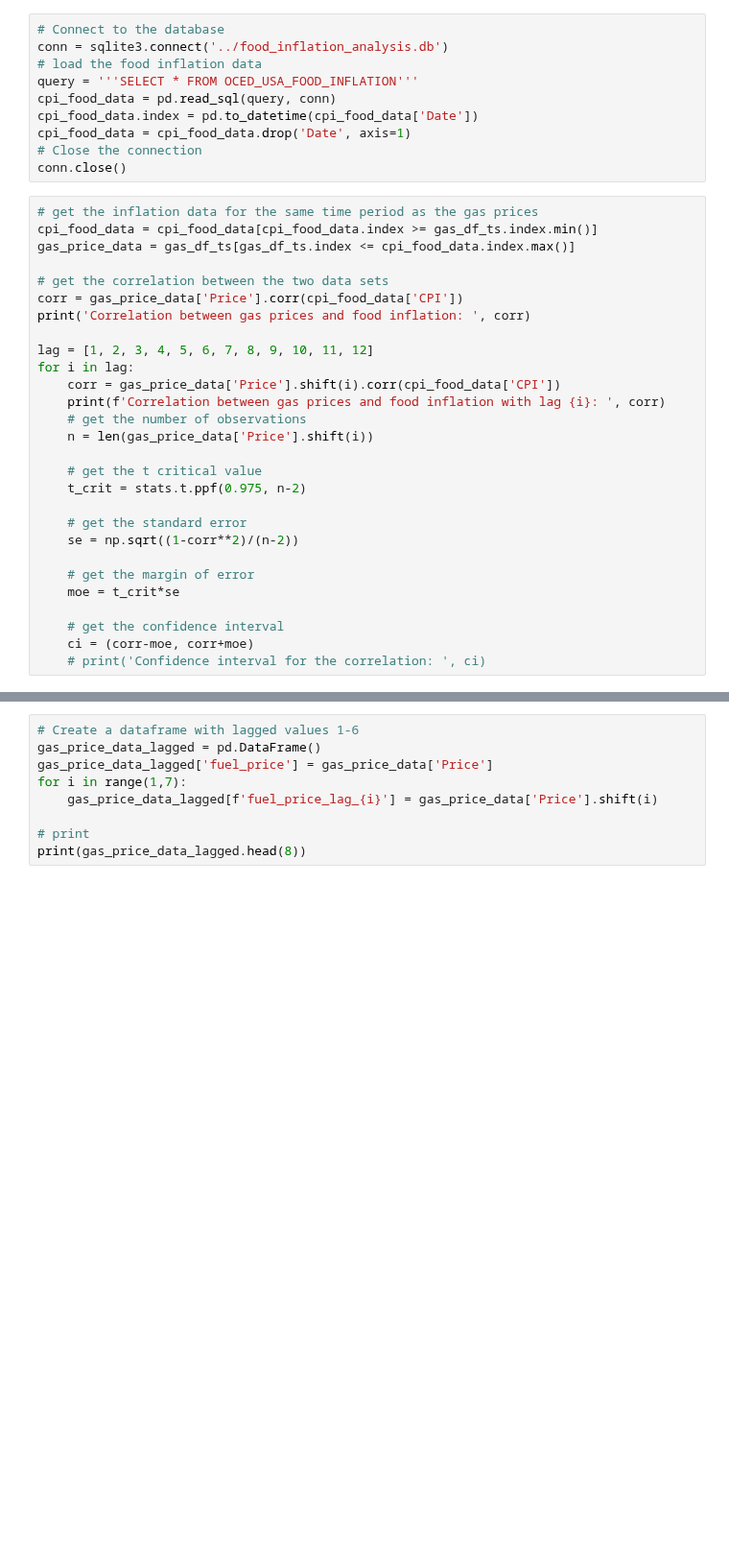
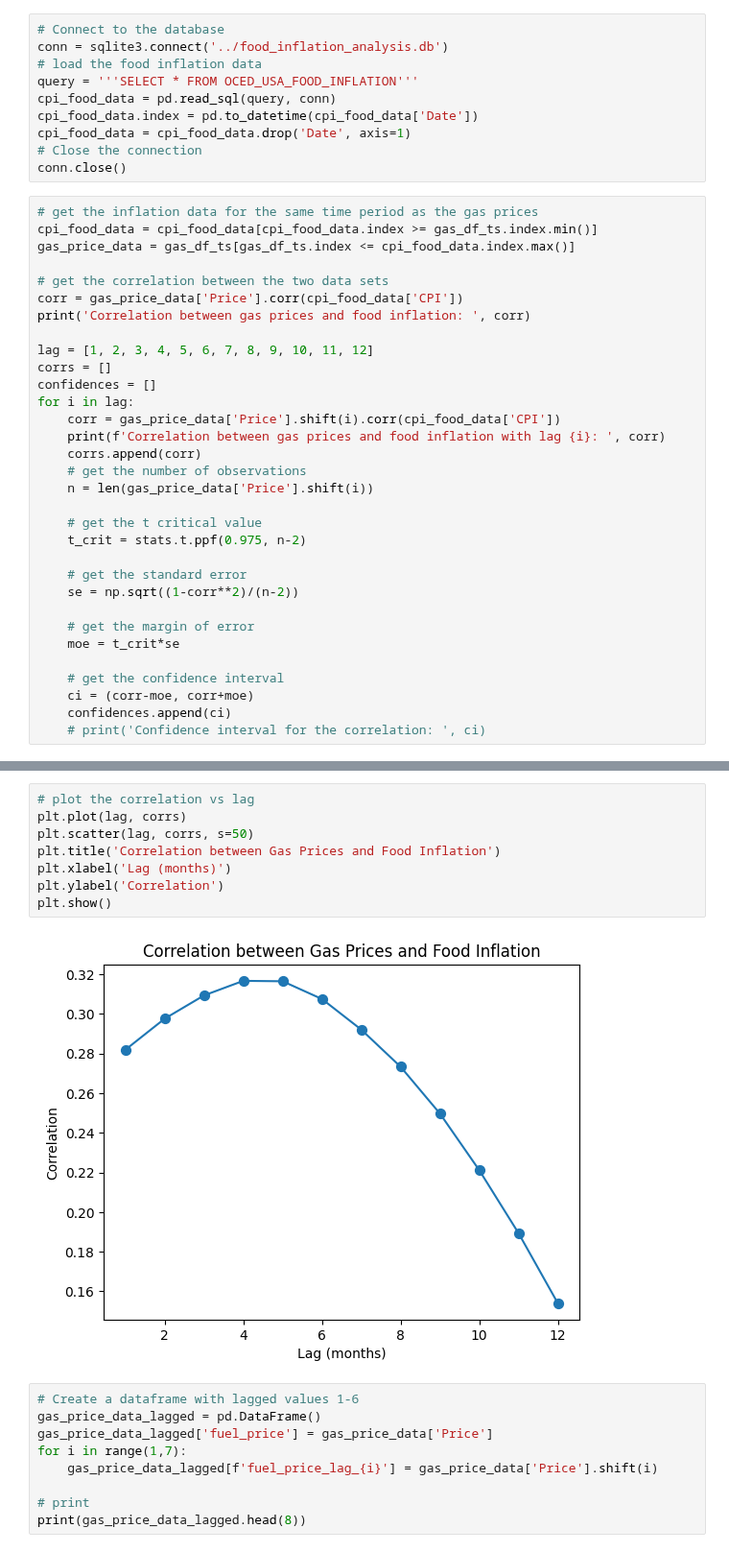
Before and after one commit to mkeohane01/food_inflation_analysis, a Jupyter notebook: notebooks/fuel_price_data.ipynb, the cells around one changed output, grey strips where cells are left out. Shown at 96% size. Cells and saved outputs as stored; diff of their text form; blank space fills up the shorter version.

Commit message:
added plots to use in presentation

```diff
--- a/notebooks/fuel_price_data.ipynb
+++ b/notebooks/fuel_price_data.ipynb
@@ -102,9 +102,12 @@ corr = gas_price_data['Price'].corr(cpi_food_data['CPI'])
 print('Correlation between gas prices and food inflation: ', corr)
 
 lag = [1, 2, 3, 4, 5, 6, 7, 8, 9, 10, 11, 12]
+corrs = []
+confidences = []
 for i in lag:
     corr = gas_price_data['Price'].shift(i).corr(cpi_food_data['CPI'])
     print(f'Correlation between gas prices and food inflation with lag {i}: ', corr)
+    corrs.append(corr)
     # get the number of observations
     n = len(gas_price_data['Price'].shift(i))
 
@@ -119,5 +122,6 @@ for i in lag:
 
     # get the confidence interval
     ci = (corr-moe, corr+moe)
+    confidences.append(ci)
     # print('Confidence interval for the correlation: ', ci)
 # %% [output]
@@ -137,3 +141,13 @@ Correlation between gas prices and food inflation with lag 12:  0.15396718837564
+# %%
+# plot the correlation vs lag
+plt.plot(lag, corrs)
+plt.scatter(lag, corrs, s=50)
+plt.title('Correlation between Gas Prices and Food Inflation')
+plt.xlabel('Lag (months)')
+plt.ylabel('Correlation')
+plt.show()
+# %% [output]
+[figure, added]
 # %%
 # Create a dataframe with lagged values 1-6
 gas_price_data_lagged = pd.DataFrame()
```
Also changed, not shown: parts of 1 cell of this notebook, 2 other files.
